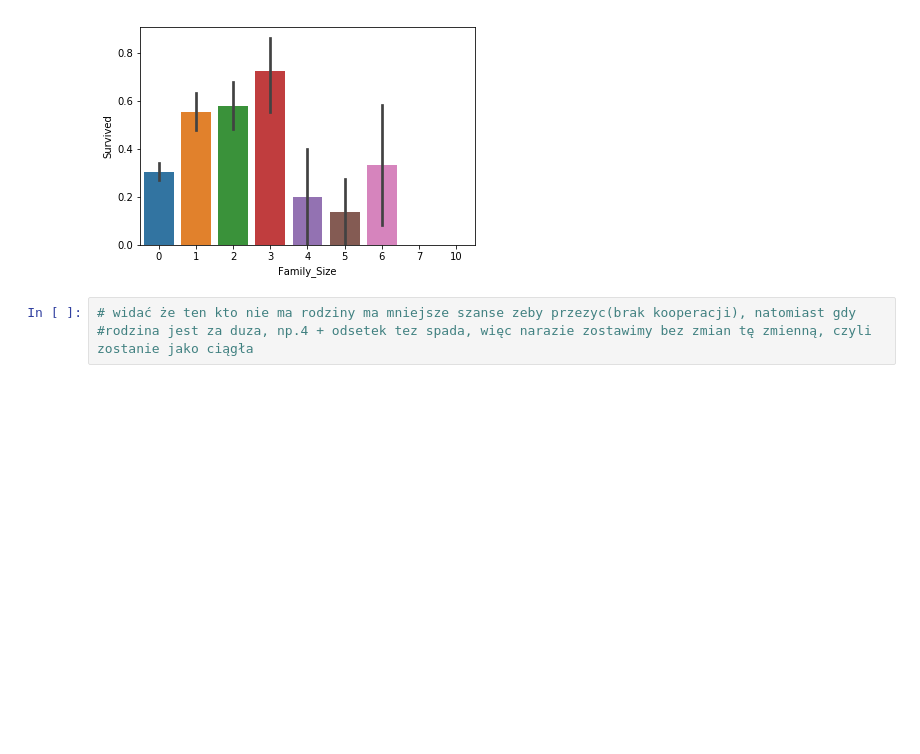
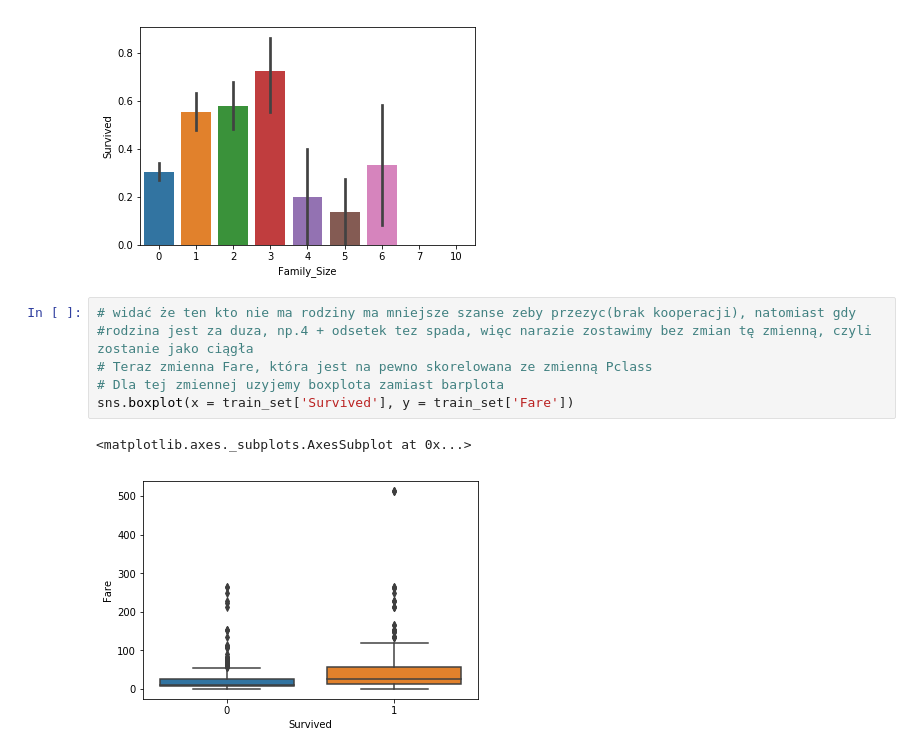
Before and after one commit to basteqq/titanic, a Jupyter notebook: titanic_model.ipynb, the cells around one changed output. Saved outputs shown, nothing was run; the diff lists cells and outputs as text; blank space fills up the shorter version.

```diff
--- a/titanic_model.ipynb
+++ b/titanic_model.ipynb
@@ -545,3 +545,9 @@ sns.barplot(train_set['Family_Size'], train_set['Survived'])
 # %%
 # widać że ten kto nie ma rodziny ma mniejsze szanse zeby przezyc(brak kooperacji), natomiast gdy
 #rodzina jest za duza, np.4 + odsetek tez spada, więc narazie zostawimy bez zmian tę zmienną, czyli zostanie jako ciągła
+# Teraz zmienna Fare, która jest na pewno skorelowana ze zmienną Pclass
+# Dla tej zmiennej uzyjemy boxplota zamiast barplota
+sns.boxplot(x = train_set['Survived'], y = train_set['Fare'])
+# %% [output]
+<matplotlib.axes._subplots.AxesSubplot at 0x...>
+[figure, added]
```
Also changed, not shown: parts of 13 cells of this notebook.
